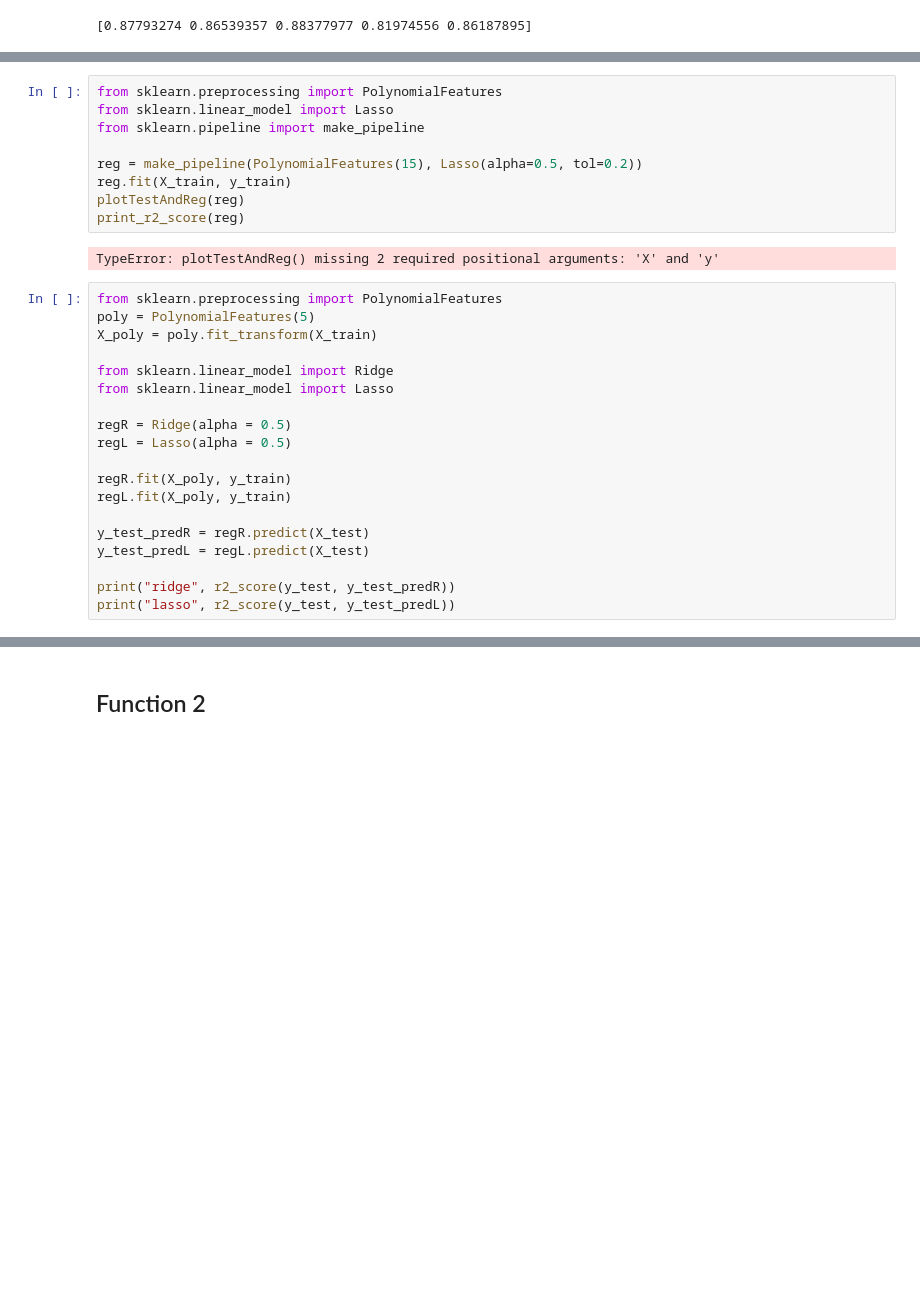
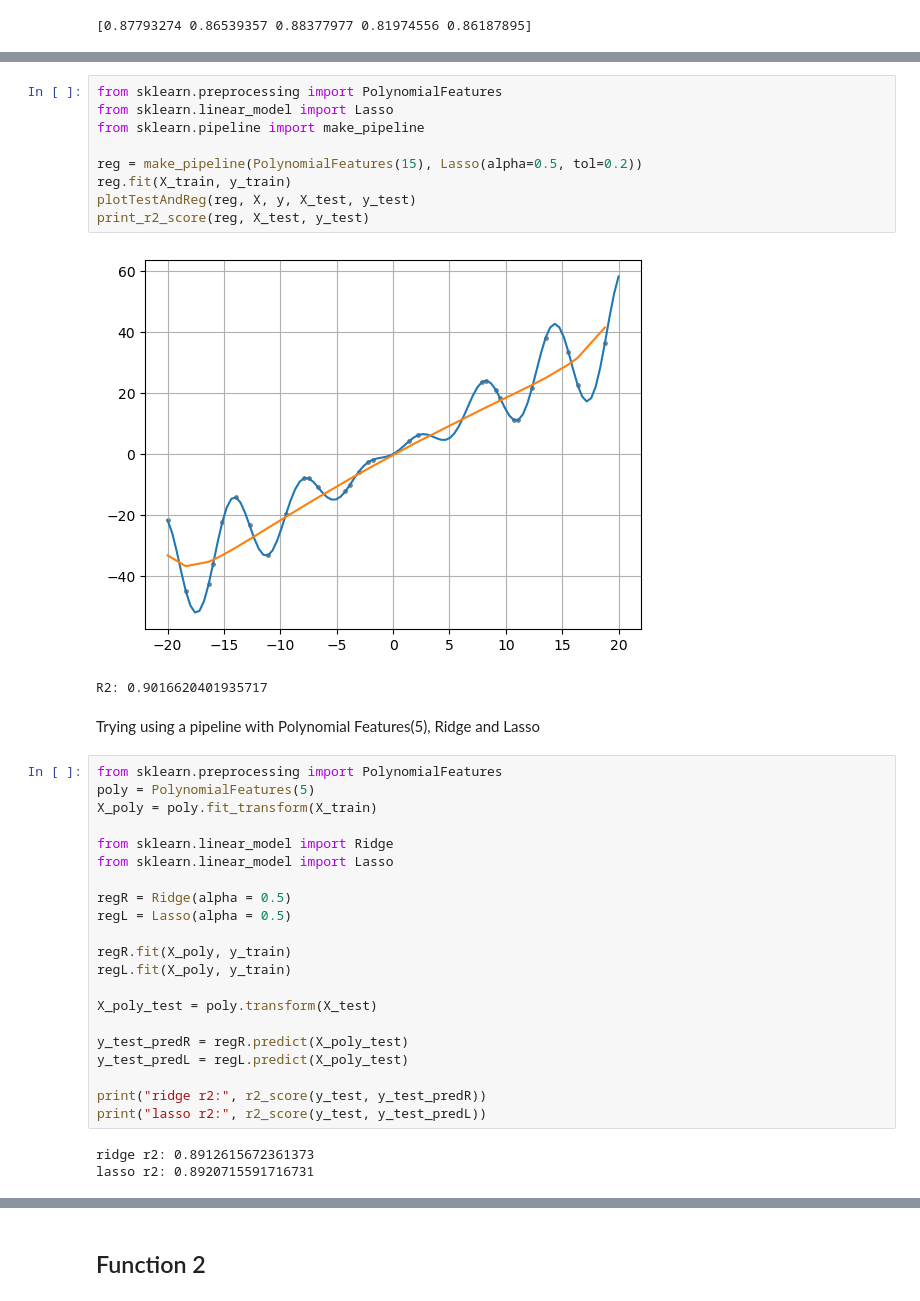
Before and after one commit to JacopoLungo/DataScienceLab, a Jupyter notebook: Labs/Lab08/Lab8.ipynb, the cells around one changed output, grey strips where cells are left out. Drawn from its saved outputs; the diff is of its cells as text; blank space fills up the shorter version.

```diff
--- a/Labs/Lab08/Lab8.ipynb
+++ b/Labs/Lab08/Lab8.ipynb
@@ -105,14 +112,17 @@ print(r2)
 # %%
 from sklearn.preprocessing import PolynomialFeatures
 from sklearn.linear_model import Lasso
 from sklearn.pipeline import make_pipeline
 
 reg = make_pipeline(PolynomialFeatures(15), Lasso(alpha=0.5, tol=0.2))
 reg.fit(X_train, y_train)
-plotTestAndReg(reg)
-print_r2_score(reg)
+plotTestAndReg(reg, X, y, X_test, y_test)
+print_r2_score(reg, X_test, y_test)
 # %% [output]
+[figure, added]
-TypeError: plotTestAndReg() missing 2 required positional arguments: 'X' and 'y'
+R2: 0.9016620401935717
+# %% [markdown]
+Trying using a pipeline with Polynomial Features(5), Ridge and Lasso
 # %%
 from sklearn.preprocessing import PolynomialFeatures
 poly = PolynomialFeatures(5)
@@ -127,8 +137,13 @@ regL = Lasso(alpha = 0.5)
 regR.fit(X_poly, y_train)
 regL.fit(X_poly, y_train)
 
-y_test_predR = regR.predict(X_test)
-y_test_predL = regL.predict(X_test)
+X_poly_test = poly.transform(X_test)
 
-print("ridge", r2_score(y_test, y_test_predR))
-print("lasso", r2_score(y_test, y_test_predL))
+y_test_predR = regR.predict(X_poly_test)
+y_test_predL = regL.predict(X_poly_test)
+
+print("ridge r2:", r2_score(y_test, y_test_predR))
+print("lasso r2:", r2_score(y_test, y_test_predL))
+# %% [output]
+ridge r2: 0.8912615672361373
+lasso r2: 0.8920715591716731
```
Also changed, not shown: parts of 66 cells of this notebook.
